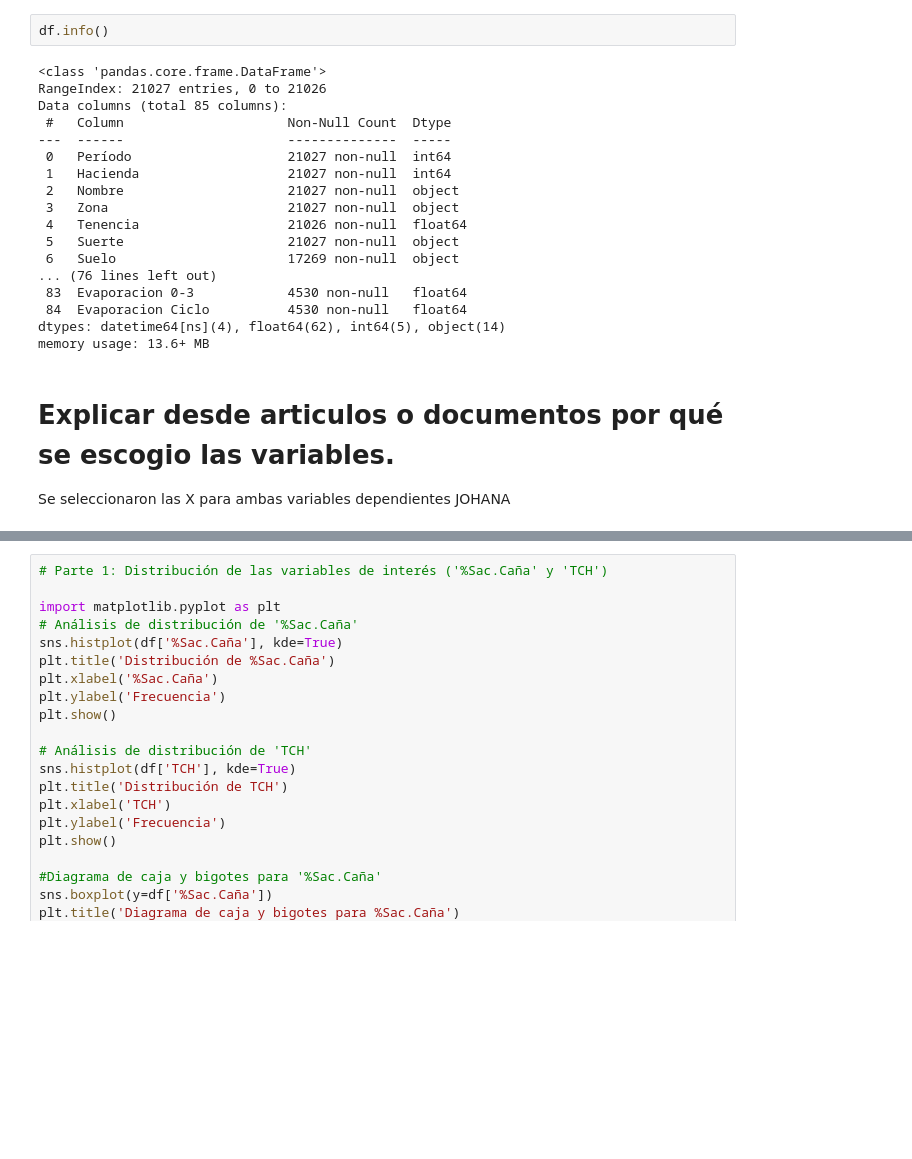
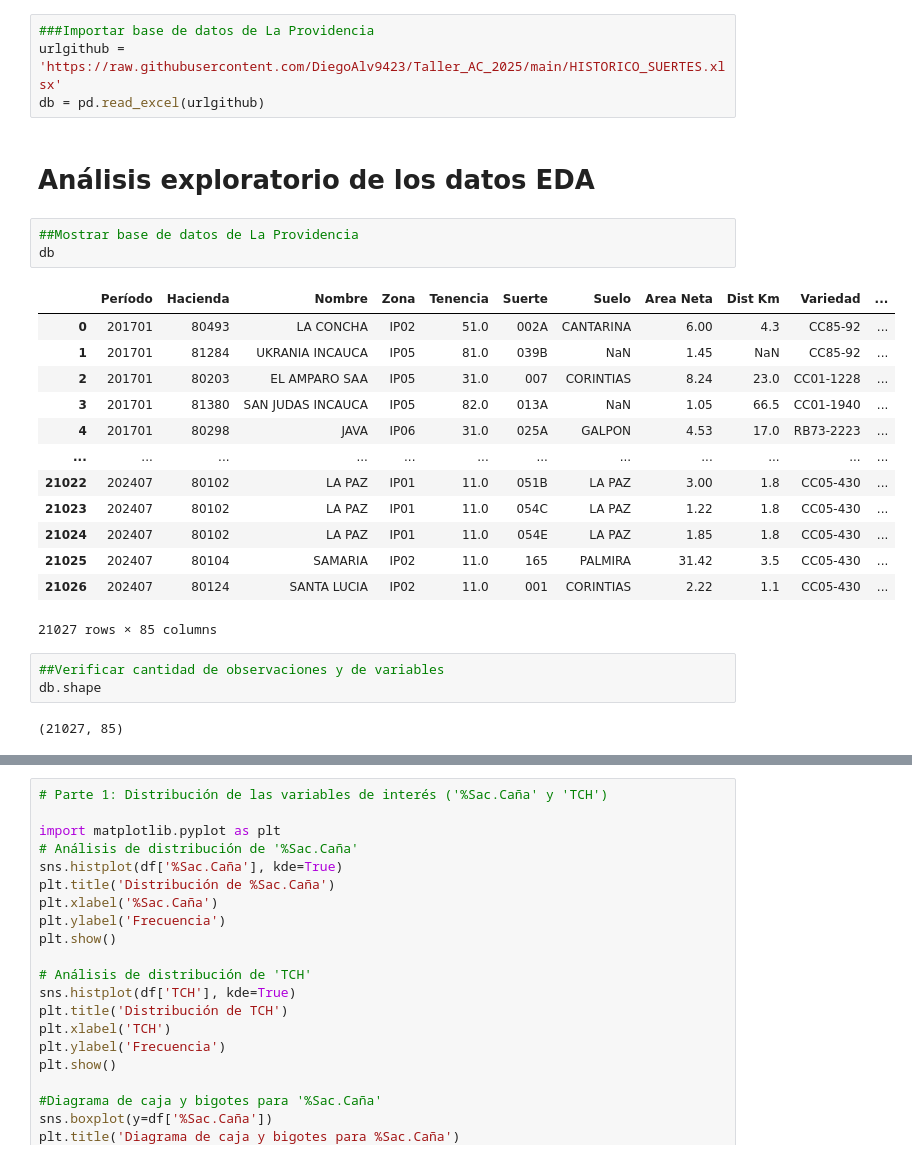
Before and after one commit to DiegoAlv9423/Taller_AC_2025, a Jupyter notebook: Taller_finalAC.ipynb, the cells around one changed output, grey strips where cells are left out. Saved outputs shown, nothing was run; the diff lists cells and outputs as text; blank space fills up the shorter version.

```diff
--- a/Taller_finalAC.ipynb
+++ b/Taller_finalAC.ipynb
@@ -33,23 +20,28 @@ Saving HISTORICO_SUERTES.xlsx to HISTORICO_SUERTES (2).xlsx
-# %%
-df.info()
-# %% [output]
-<class 'pandas.core.frame.DataFrame'>
-RangeIndex: 21027 entries, 0 to 21026
-Data columns (total 85 columns):
- #   Column                     Non-Null Count  Dtype
----  ------                     --------------  -----
- 0   Período                    21027 non-null  int64
- 1   Hacienda                   21027 non-null  int64
- 2   Nombre                     21027 non-null  object
- 3   Zona                       21027 non-null  object
- 4   Tenencia                   21026 non-null  float64
- 5   Suerte                     21027 non-null  object
- 6   Suelo                      17269 non-null  object
-... (76 lines left out)
- 83  Evaporacion 0-3            4530 non-null   float64
- 84  Evaporacion Ciclo          4530 non-null   float64
-dtypes: datetime64[ns](4), float64(62), int64(5), object(14)
-memory usage: 13.6+ MB
-# %% [markdown]
-# Explicar desde articulos o documentos por qué se escogio las variables.
-Se seleccionaron las X para ambas variables dependientes JOHANA
+# %%
+###Importar base de datos de La Providencia
+urlgithub = 'https://raw.githubusercontent.com/DiegoAlv9423/Taller_AC_2025/main/HISTORICO_SUERTES.xlsx'
+db = pd.read_excel(urlgithub)
+# %% [markdown]
+# Análisis exploratorio de los datos EDA
+# %%
+##Mostrar base de datos de La Providencia
+db
+# %% [output]
+|  | Período | Hacienda | Nombre | Zona | Tenencia | Suerte | Suelo | Area Neta | Dist Km | Variedad | ... |
+| 0 | 201701 | 80493 | LA CONCHA | IP02 | 51.0 | 002A | CANTARINA | 6.00 | 4.3 | CC85-92 | ... |
+| 1 | 201701 | 81284 | UKRANIA INCAUCA | IP05 | 81.0 | 039B | NaN | 1.45 | NaN | CC85-92 | ... |
+| 2 | 201701 | 80203 | EL AMPARO SAA | IP05 | 31.0 | 007 | CORINTIAS | 8.24 | 23.0 | CC01-1228 | ... |
+| 3 | 201701 | 81380 | SAN JUDAS INCAUCA | IP05 | 82.0 | 013A | NaN | 1.05 | 66.5 | CC01-1940 | ... |
+| 4 | 201701 | 80298 | JAVA | IP06 | 31.0 | 025A | GALPON | 4.53 | 17.0 | RB73-2223 | ... |
+| ... | ... | ... | ... | ... | ... | ... | ... | ... | ... | ... | ... |
+| 21022 | 202407 | 80102 | LA PAZ | IP01 | 11.0 | 051B | LA PAZ | 3.00 | 1.8 | CC05-430 | ... |
+| 21023 | 202407 | 80102 | LA PAZ | IP01 | 11.0 | 054C | LA PAZ | 1.22 | 1.8 | CC05-430 | ... |
+| 21024 | 202407 | 80102 | LA PAZ | IP01 | 11.0 | 054E | LA PAZ | 1.85 | 1.8 | CC05-430 | ... |
+| 21025 | 202407 | 80104 | SAMARIA | IP02 | 11.0 | 165 | PALMIRA | 31.42 | 3.5 | CC05-430 | ... |
+| 21026 | 202407 | 80124 | SANTA LUCIA | IP02 | 11.0 | 001 | CORINTIAS | 2.22 | 1.1 | CC05-430 | ... |
+21027 rows × 85 columns
+# %%
+##Verificar cantidad de observaciones y de variables
+db.shape
+# %% [output]
+(21027, 85)
```
Also changed, not shown: parts of 41 cells of this notebook.
